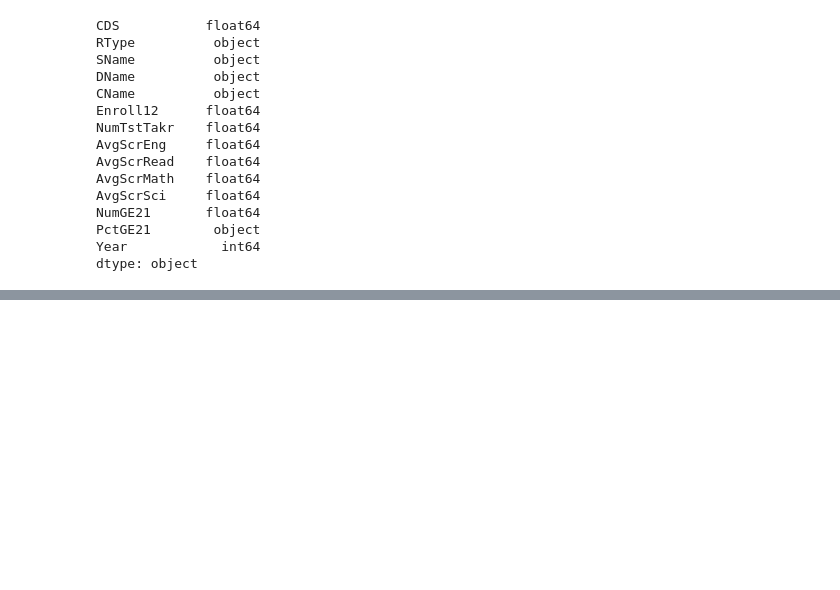
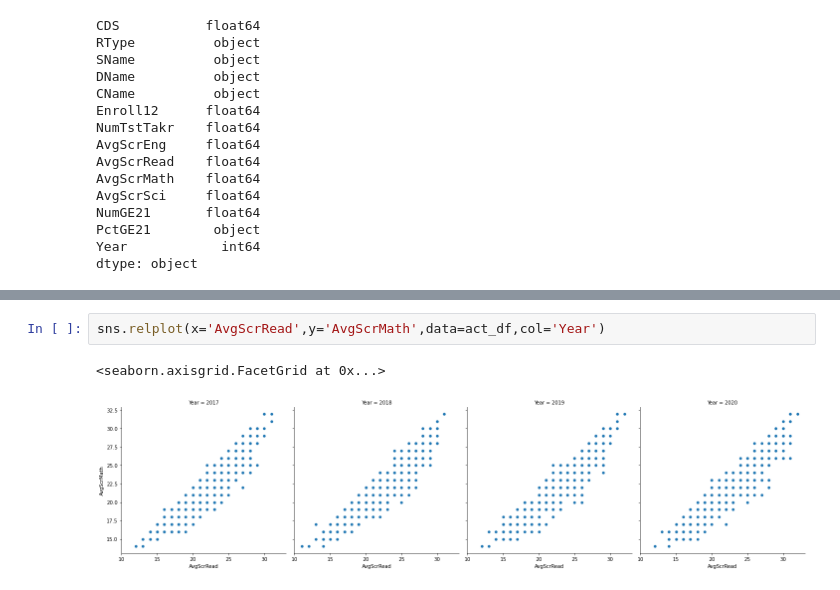
Before and after one commit to WarintornNawong/DSI_Project1, a Jupyter notebook: project1_test.ipynb, the cells around one changed output, grey strips where cells are left out. Cells and saved outputs as stored; diff of their text form; blank space fills up the shorter version.

```diff
--- a/project1_test.ipynb
+++ b/project1_test.ipynb
@@ -380,0 +384,5 @@ act_ca_new.head()
+# %%
+sns.relplot(x='AvgScrRead',y='AvgScrMath',data=act_df,col='Year')
+# %% [output]
+<seaborn.axisgrid.FacetGrid at 0x...>
+[figure, added]
```
Also changed, not shown: parts of 17 cells of this notebook.
